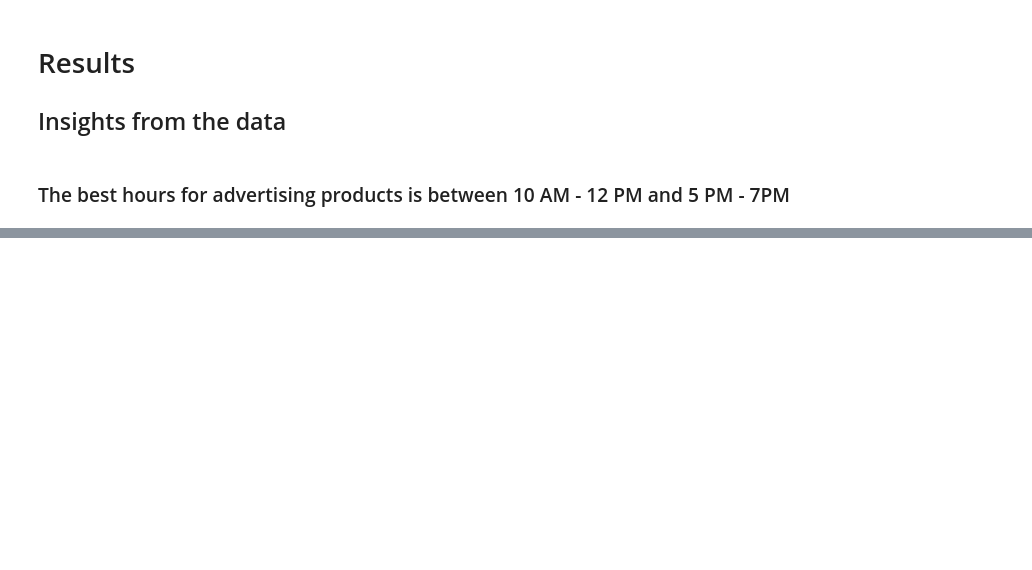
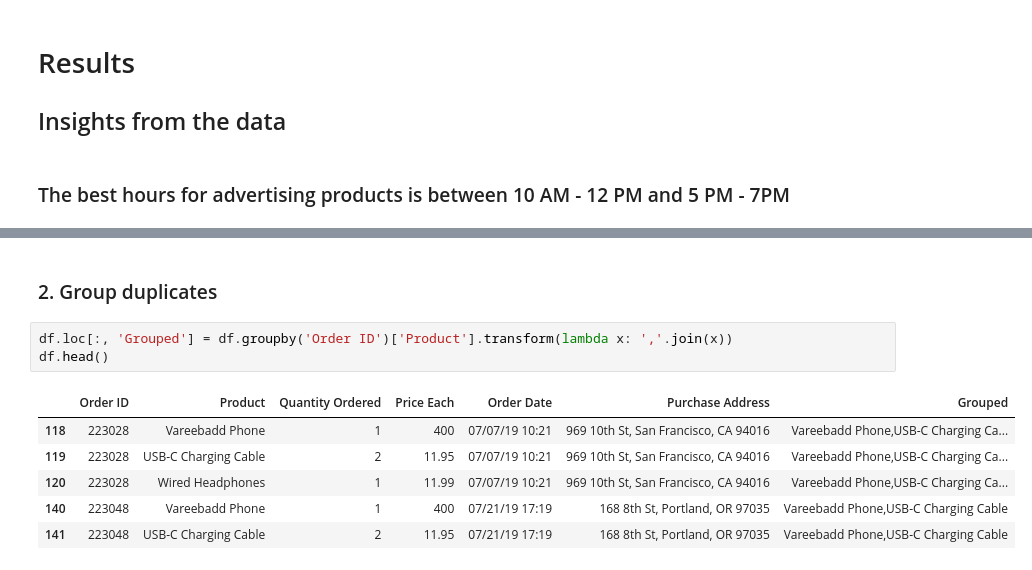
Before and after one commit to Sarinaade/pandas, a Jupyter notebook: SalesAnalysis/Analysis.ipynb, the cells around one changed output, grey strips where cells are left out. Cells and saved outputs as stored; diff of their text form; blank space fills up the shorter version.

```diff
--- a/SalesAnalysis/Analysis.ipynb
+++ b/SalesAnalysis/Analysis.ipynb
@@ -294,0 +325,12 @@ plt.show()
+# %% [markdown]
+### 2. Group duplicates
+# %%
+df.loc[:, 'Grouped'] = df.groupby('Order ID')['Product'].transform(lambda x: ','.join(x))
+df.head()
+# %% [output]
+|  | Order ID | Product | Quantity Ordered | Price Each | Order Date | Purchase Address | Grouped |
+| 118 | 223028 | Vareebadd Phone | 1 | 400 | 07/07/19 10:21 | 969 10th St, San Francisco, CA 94016 | Vareebadd Phone,USB-C Charging Ca... |
+| 119 | 223028 | USB-C Charging Cable | 2 | 11.95 | 07/07/19 10:21 | 969 10th St, San Francisco, CA 94016 | Vareebadd Phone,USB-C Charging Ca... |
+| 120 | 223028 | Wired Headphones | 1 | 11.99 | 07/07/19 10:21 | 969 10th St, San Francisco, CA 94016 | Vareebadd Phone,USB-C Charging Ca... |
+| 140 | 223048 | Vareebadd Phone | 1 | 400 | 07/21/19 17:19 | 168 8th St, Portland, OR 97035 | Vareebadd Phone,USB-C Charging Cable |
+| 141 | 223048 | USB-C Charging Cable | 2 | 11.95 | 07/21/19 17:19 | 168 8th St, Portland, OR 97035 | Vareebadd Phone,USB-C Charging Cable |
```
Also changed, not shown: parts of 15 cells of this notebook, 1 other file.
